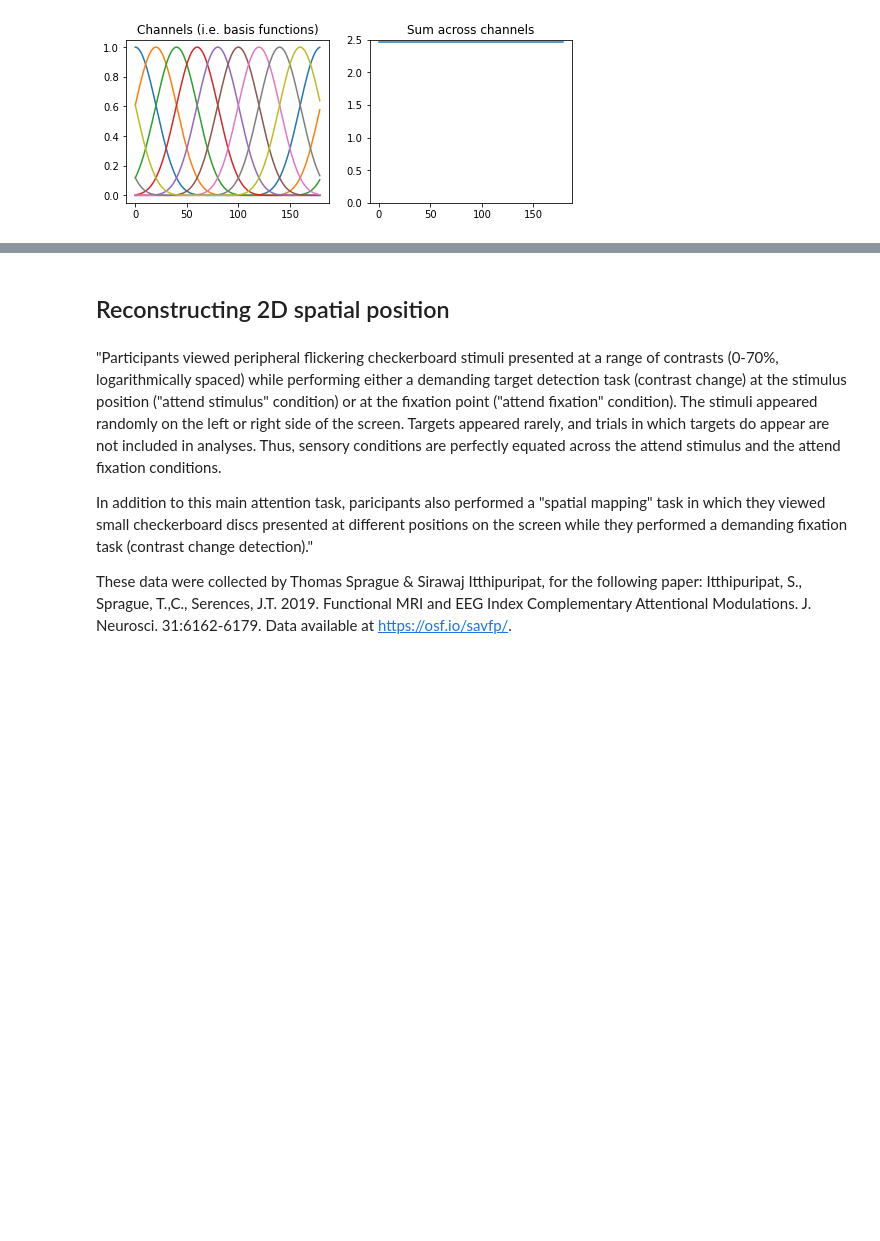
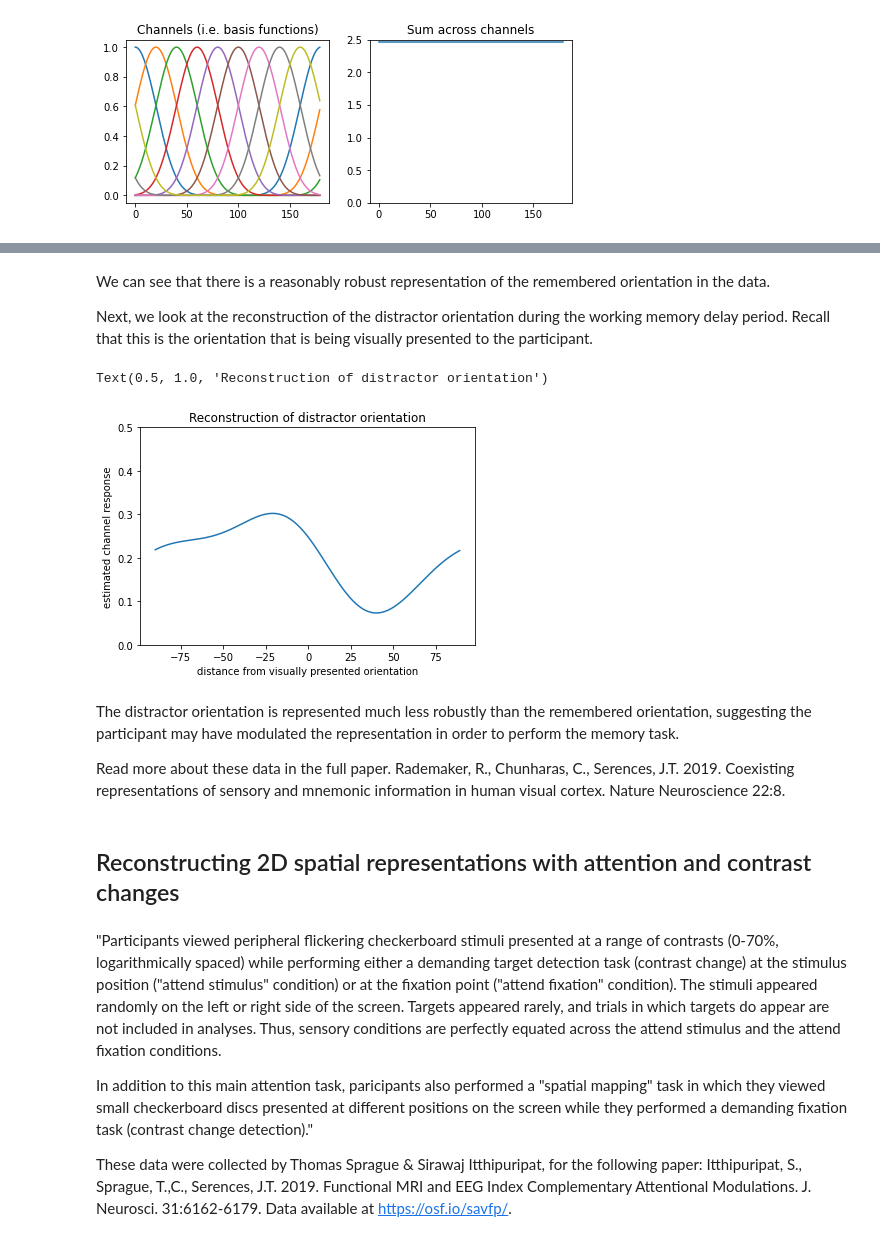
Before and after one commit to brainiak/brainiak-aperture, a Jupyter notebook: notebooks/iem/iem.ipynb, the cells around one changed output, grey strips where cells are left out. Saved outputs shown, nothing was run; the diff lists cells and outputs as text; code cells hidden in the pictures; blank space fills up the shorter version.

```diff
--- a/notebooks/iem/iem.ipynb
+++ b/notebooks/iem/iem.ipynb
@@ -30,7 +30,7 @@ Memory stimuli form two test datasets
 n_channels = 9
 cos_exponent = 8
 feature_resolution = 180
-iem_obj = IEM.InvertedEncoding1D(n_channels, cos_exponent,
-                                 stimulus_mode='halfcircular',
-                                 channel_density=feature_resolution)
+iem_obj0 = IEM.InvertedEncoding1D(n_channels, cos_exponent,
+                                  stimulus_mode='halfcircular',
+                                  channel_density=feature_resolution)
 # %%
@@ -89,5 +81,35 @@ for i in np.arange(0, 23, 2):
+# %% [markdown]
+We can see that there is a reasonably robust representation of the remembered orientation in the data.
+
+Next, we look at the reconstruction of the distractor orientation during the working memory delay period. Recall that this is the orientation that is being visually presented to the participant.
+# %%
+# Test the model on the viewed orientation (WM distractor)
+tst_dist_tc = wm_data['tst_d']
+n_tst_dist, _ = tst_dist_tc.shape
+pred_features = iem_obj0._predict_feature_responses(wm_data['tst_d'])
+# Re-center all the reconstructions to a common point
+pred_features_centered = np.ones((feature_resolution, n_tst_dist)) * np.nan
+for trial in range(n_tst_dist):
+    pred_features_centered[:, trial] = np.roll(pred_features[:, trial],
+                                               int(wm_data['tst_d_conds'][trial] - shift_to))
+
+avg_feats = pred_features_centered.mean(axis=1)
+
+plt.plot(iem_obj0.channel_domain - shift_to, avg_feats)
+plt.ylim([0, 0.5])
+plt.xlabel('distance from visually presented orientation')
+plt.ylabel('estimated channel response')
+plt.title('Reconstruction of distractor orientation')
+# %% [output]
+Text(0.5, 1.0, 'Reconstruction of distractor orientation')
+[figure, added]
+# %% [markdown]
+The distractor orientation is represented much less robustly than the remembered orientation, suggesting the participant may have modulated the representation in order to perform the memory task.
+
+Read more about these data in the full paper.
+Rademaker, R., Chunharas, C., Serences, J.T. 2019. Coexisting representations of sensory and mnemonic information in human visual cortex. Nature Neuroscience 22:8.
 # %% [markdown]
-## Reconstructing 2D spatial position
+## Reconstructing 2D spatial representations with attention and contrast changes
 # %% [markdown]
 "Participants viewed peripheral flickering checkerboard stimuli presented at a range of contrasts (0-70%, logarithmically spaced) while performing either a demanding target detection task (contrast change) at the stimulus position ("attend stimulus" condition) or at the fixation point ("attend fixation" condition). The stimuli appeared randomly on the left or right side of the screen. Targets appeared rarely, and trials in which targets do appear are not included in analyses. Thus, sensory conditions are perfectly equated across the attend stimulus and the attend fixation conditions.
 
```
Also changed, not shown: parts of 31 cells of this notebook.
